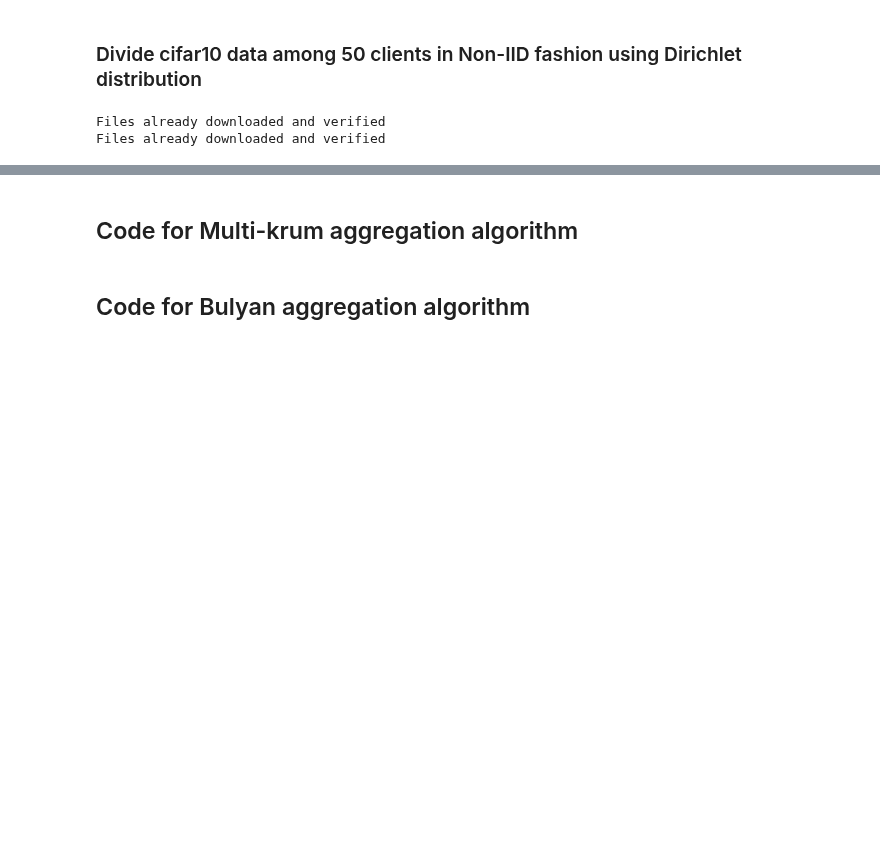
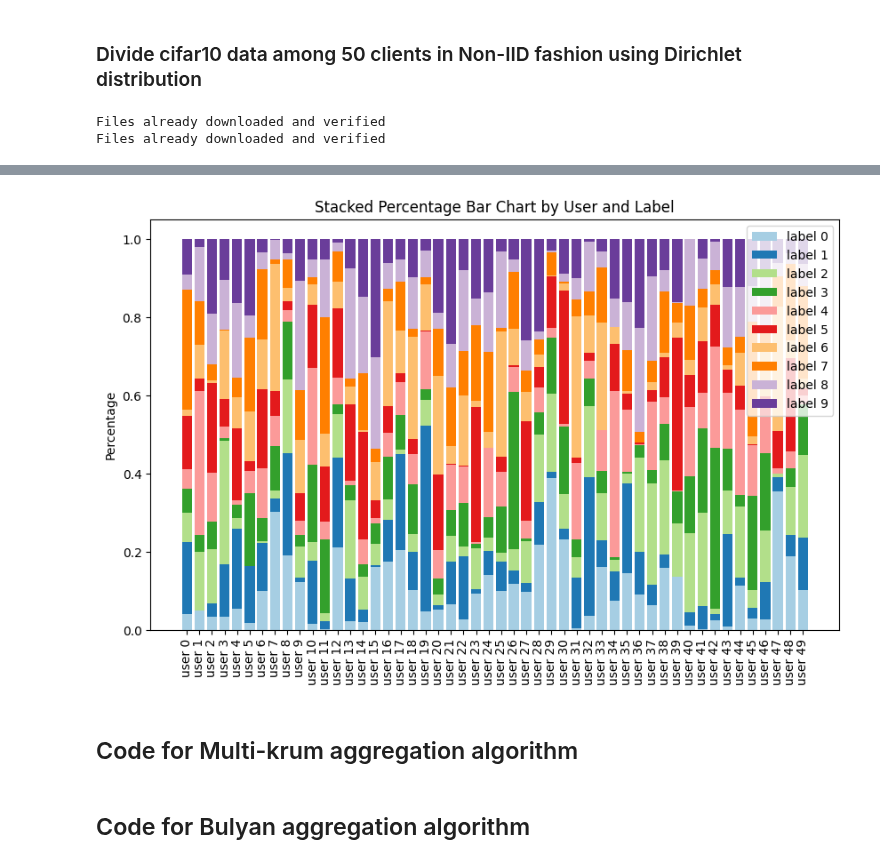
Before and after one commit to HizanLi/CPEN497-FL, a Jupyter notebook: CPEN497-499/CPEN497_non_iid_our_cifar10.ipynb, the cells around one changed output, grey strips where cells are left out. Drawn from its saved outputs; the diff is of its cells as text; code cells hidden in the pictures; blank space fills up the shorter version.

Commit message:
plot stacked percentage bar chart by user and label,
Co-authored-by: Christy Zhang <christyyz@users.noreply.github.com>

```diff
--- a/CPEN497-499/CPEN497_non_iid_our_cifar10.ipynb
+++ b/CPEN497-499/CPEN497_non_iid_our_cifar10.ipynb
@@ -159,6 +159,62 @@ val_label_tensor=torch.from_numpy(val_label).type(torch.LongTensor)
 
 te_data_tensor=torch.from_numpy(te_data).type(torch.FloatTensor)
 te_label_tensor=torch.from_numpy(te_label).type(torch.LongTensor)
+# %%
+import matplotlib.pyplot as plt
+import numpy as np
+from PIL import Image
+
+# Example data
+users = [f"user {i}" for i in range(50)]
+labels = [f"label {i}" for i in range(10)]
+
+
+percentages = []
+for user_data in user_train_label_non_tensors:
+    temp_holder = []
+    for label in range(10):
+        temp_holder.append(user_data.count(label))
+    percentages.append(temp_holder)
+
+percentages = np.array(percentages)
+
+p2 = []
+for percentage in percentages:
+    sum = np.sum(percentage)
+    p2.append(percentage/sum)
+
+percentages = np.array(p2)
+
+
+# Assuming 'percentages' is populated correctly as shown previously
+# Convert percentages to cumulative sum for stacking
+cumulative = np.cumsum(percentages, axis=1)
+
+# Plot
+fig, ax = plt.subplots(figsize=(10, 6))
+
+# Colors for each ethnicity, ensuring there are enough colors for all labels
+colors = plt.cm.Paired(range(len(labels))) # Repeating colors to match the number of labels
+
+# Create stacked bars
+for i in range(len(labels)):  # Iterate over the number of labels
+    if i == 0:
+        ax.bar(users, percentages[:, i], color=colors[i], label=labels[i])
+    else:
+        ax.bar(users, percentages[:, i], bottom=cumulative[:, i-1], color=colors[i], label=labels[i])
+
+# Add some text for labels, title, and custom x-axis tick labels, etc.
+ax.set_ylabel('Percentage')
+ax.set_title('Stacked Percentage Bar Chart by User and Label')
+ax.set_xticks(np.arange(len(users)))
+ax.set_xticklabels(users, rotation=90)  # Rotate labels if needed
+ax.legend()
+
+
+plt.savefig('./non_iid_user_label_distribution.png', bbox_inches='tight')
+plt.show()
+# %% [output]
+[figure, added]
 # %% [markdown]
 ## Code for Multi-krum aggregation algorithm
 # %%
```
Also changed, not shown: parts of 3 cells of this notebook, 8 other files.
